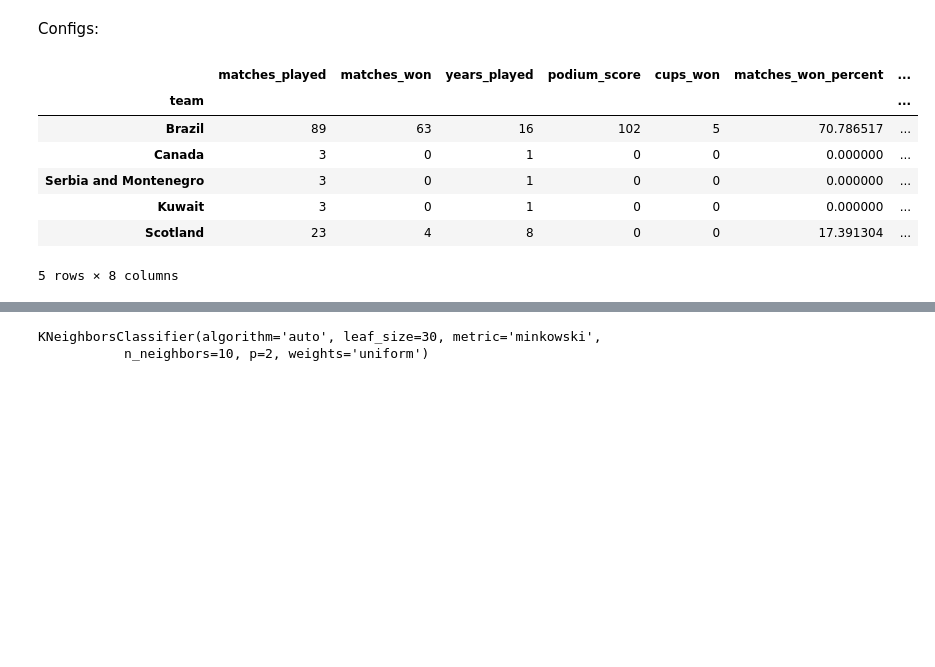
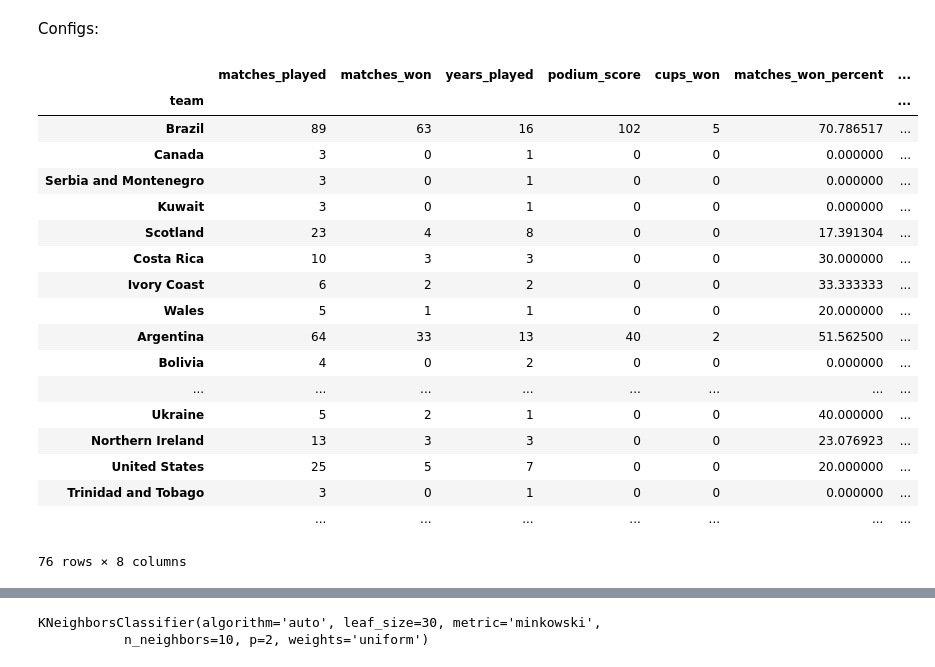
Before and after one commit to fisadev/world_cup_learning, a Jupyter notebook: learn.ipynb, the cells around one changed output, grey strips where cells are left out. Cells and saved outputs as stored; diff of their text form; code cells hidden in the pictures; blank space fills up the shorter version.

```diff
--- a/learn.ipynb
+++ b/learn.ipynb
@@ -22,16 +22,27 @@ remove_ties = True
 neighbors = 10
 # %%
 team_stats = get_team_stats()
-team_stats.head()
+team_stats
 # %% [output]
 |  | matches_played | matches_won | years_played | podium_score | cups_won | matches_won_percent | ... |
 | team |  |  |  |  |  |  | ... |
 | Brazil | 89 | 63 | 16 | 102 | 5 | 70.786517 | ... |
 | Canada | 3 | 0 | 1 | 0 | 0 | 0.000000 | ... |
 | Serbia and Montenegro | 3 | 0 | 1 | 0 | 0 | 0.000000 | ... |
 | Kuwait | 3 | 0 | 1 | 0 | 0 | 0.000000 | ... |
 | Scotland | 23 | 4 | 8 | 0 | 0 | 17.391304 | ... |
+| Costa Rica | 10 | 3 | 3 | 0 | 0 | 30.000000 | ... |
+| Ivory Coast | 6 | 2 | 2 | 0 | 0 | 33.333333 | ... |
+| Wales | 5 | 1 | 1 | 0 | 0 | 20.000000 | ... |
+| Argentina | 64 | 33 | 13 | 40 | 2 | 51.562500 | ... |
+| Bolivia | 4 | 0 | 2 | 0 | 0 | 0.000000 | ... |
+| ... | ... | ... | ... | ... | ... | ... | ... |
+| Ukraine | 5 | 2 | 1 | 0 | 0 | 40.000000 | ... |
+| Northern Ireland | 13 | 3 | 3 | 0 | 0 | 23.076923 | ... |
+| United States | 25 | 5 | 7 | 0 | 0 | 20.000000 | ... |
+| Trinidad and Tobago | 3 | 0 | 1 | 0 | 0 | 0.000000 | ... |
+|  | ... | ... | ... | ... | ... | ... | ... |
-5 rows × 8 columns
+76 rows × 8 columns
 # %%
 def teams_by_stat_graph(stat):
     sorted_team_stats = team_stats.sort(stat)
```
Also changed, not shown: parts of 1 cell of this notebook.
